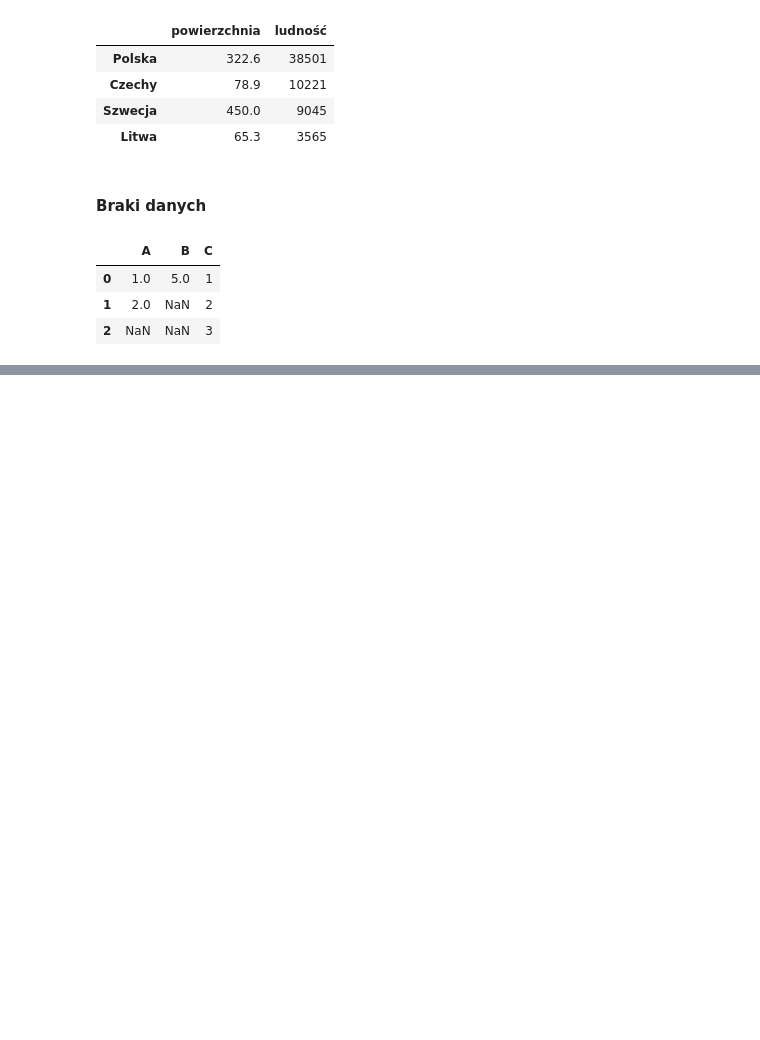
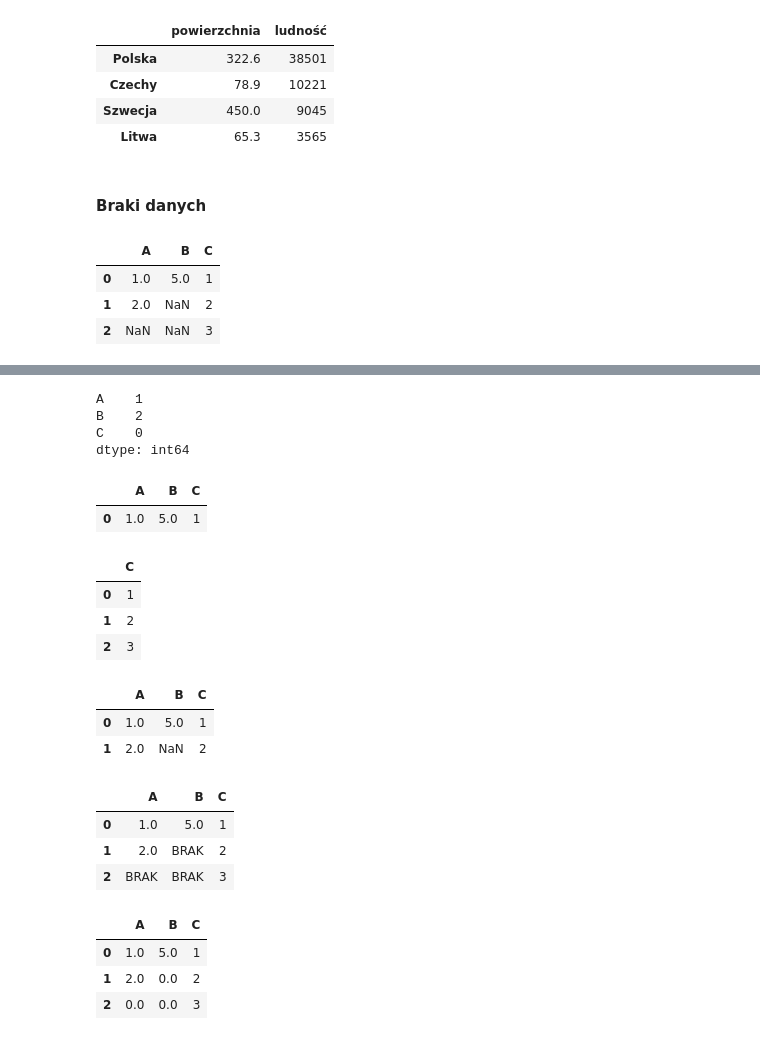
Before and after one commit to tomasz450/Analiza-danych-w-Python-09_12_24, a Jupyter notebook: 3. Pandas/Pandas.ipynb, the cells around one changed output, grey strips where cells are left out. Drawn from its saved outputs; the diff is of its cells as text; code cells hidden in the pictures; blank space fills up the shorter version.

```diff
--- a/3. Pandas/Pandas.ipynb
+++ b/3. Pandas/Pandas.ipynb
@@ -709,0 +723,39 @@ df
+# %%
+df.isna().sum()
+# %% [output]
+A    1
+B    2
+C    0
+dtype: int64
+# %%
+df.dropna()
+# %% [output]
+|  | A | B | C |
+| 0 | 1.0 | 5.0 | 1 |
+# %%
+df.dropna(axis=1)
+# %% [output]
+|  | C |
+| 0 | 1 |
+| 1 | 2 |
+| 2 | 3 |
+# %%
+df.dropna(thresh=2)
+# %% [output]
+|  | A | B | C |
+| 0 | 1.0 | 5.0 | 1 |
+| 1 | 2.0 | NaN | 2 |
+# %%
+df.fillna('BRAK')
+# %% [output]
+|  | A | B | C |
+| 0 | 1.0 | 5.0 | 1 |
+| 1 | 2.0 | BRAK | 2 |
+| 2 | BRAK | BRAK | 3 |
+# %%
+df.fillna(0)
+# %% [output]
+|  | A | B | C |
+| 0 | 1.0 | 5.0 | 1 |
+| 1 | 2.0 | 0.0 | 2 |
+| 2 | 0.0 | 0.0 | 3 |
```
Also changed, not shown: parts of 1 cell of this notebook.
